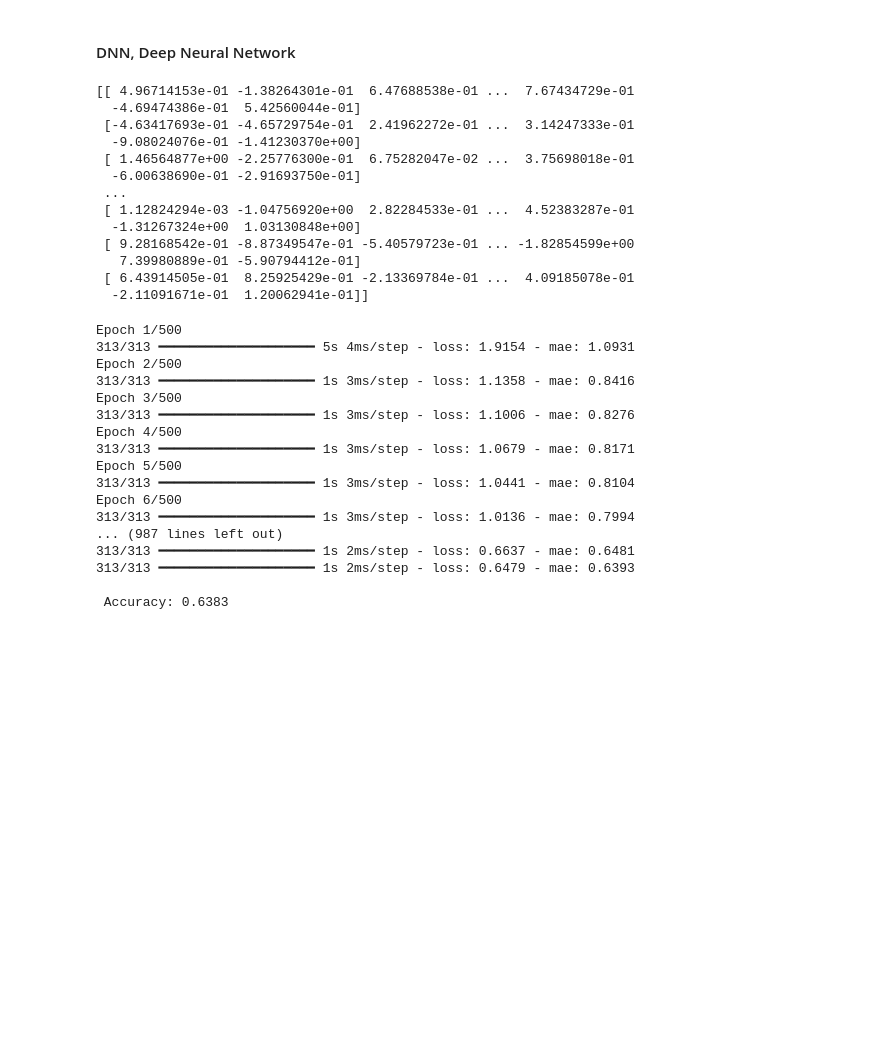
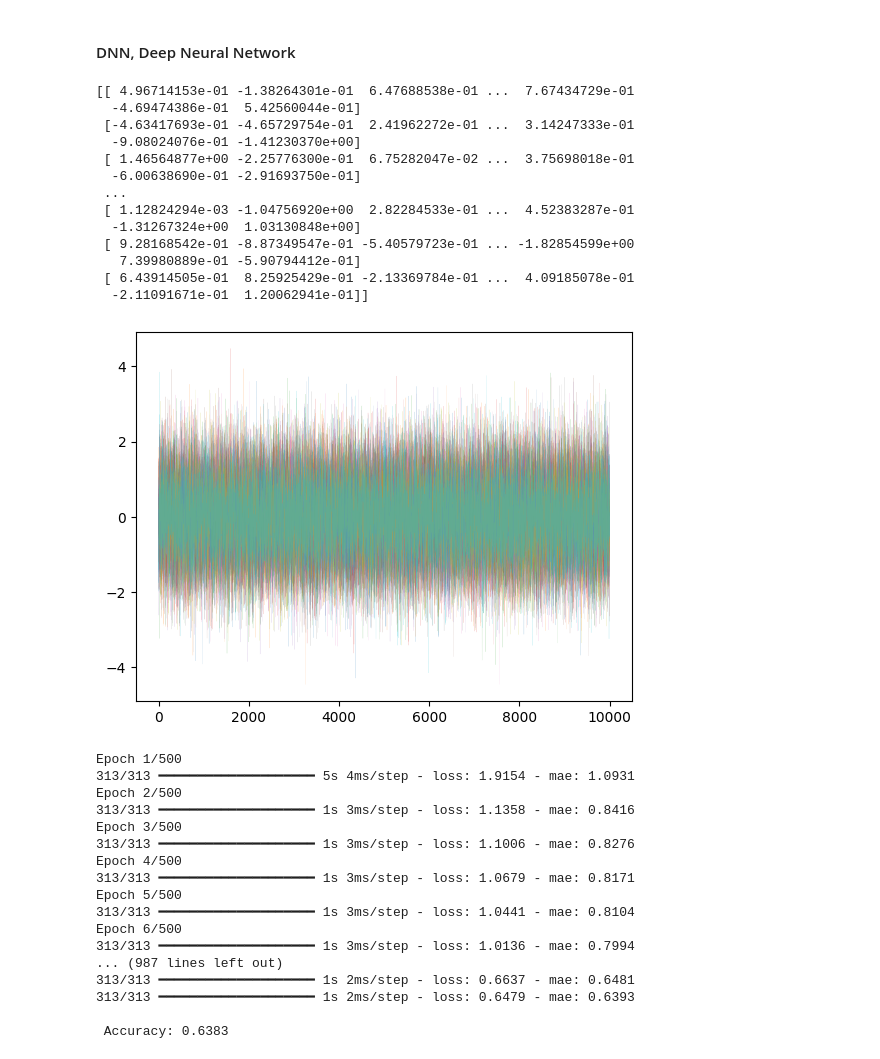
Before and after one commit to chiming-cho/Learning, a Jupyter notebook: Project/Proj_neural_network.ipynb, the cells around one changed output. Saved outputs shown, nothing was run; the diff lists cells and outputs as text; code cells hidden in the pictures; blank space fills up the shorter version.

```diff
--- a/Project/Proj_neural_network.ipynb
+++ b/Project/Proj_neural_network.ipynb
@@ -15,27 +15,33 @@ import matplotlib.pyplot as plt
 # %% [markdown]
 #### DNN, Deep Neural Network
 # %%
+import numpy as np
+import matplotlib.pyplot as plt
 np.random.seed(42)
 
 x = np.random.normal(loc=0.0, scale=1.0, size=(10000, 10))
 y = np.random.normal(loc=0.0, scale=1.0, size=(10000, ))
 y = y + np.sin(x[:,1]) * 2.0 + np.exp(-x[:,2]**2) * 0.4
 
 print(x)
+
+plt.plot(x, linewidth=0.1, alpha=0.5)
+plt.show()
 # %% [output]
 [[ 4.96714153e-01 -1.38264301e-01  6.47688538e-01 ...  7.67434729e-01
   -4.69474386e-01  5.42560044e-01]
  [-4.63417693e-01 -4.65729754e-01  2.41962272e-01 ...  3.14247333e-01
   -9.08024076e-01 -1.41230370e+00]
  [ 1.46564877e+00 -2.25776300e-01  6.75282047e-02 ...  3.75698018e-01
   -6.00638690e-01 -2.91693750e-01]
  ...
  [ 1.12824294e-03 -1.04756920e+00  2.82284533e-01 ...  4.52383287e-01
   -1.31267324e+00  1.03130848e+00]
  [ 9.28168542e-01 -8.87349547e-01 -5.40579723e-01 ... -1.82854599e+00
    7.39980889e-01 -5.90794412e-01]
  [ 6.43914505e-01  8.25925429e-01 -2.13369784e-01 ...  4.09185078e-01
   -2.11091671e-01  1.20062941e-01]]
+[figure, added]
 # %%
 model = Sequential()
 layers.Dense(128, activation='relu', input_shape=(10,), kernel_regularizer=tf.keras.regularizers.l2(0.001))
```
Also changed, not shown: parts of 2 cells of this notebook, 1 other file.
